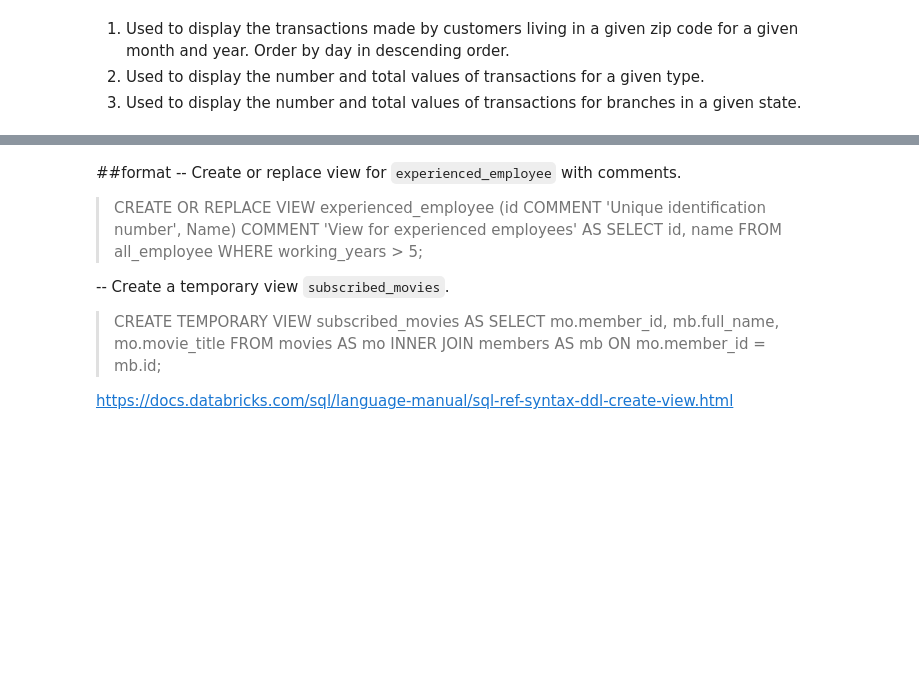
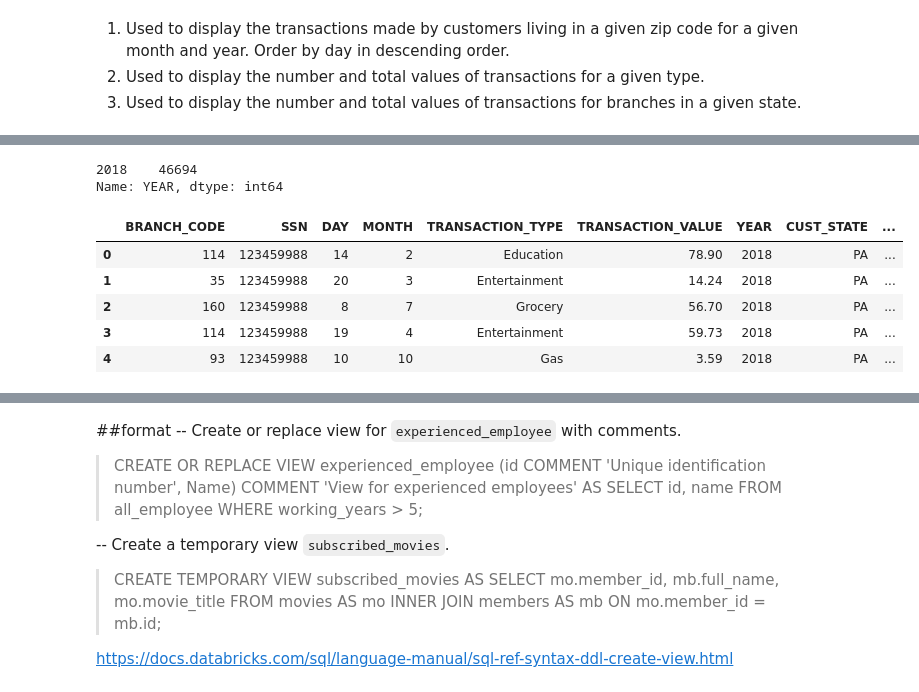
Before and after one commit to ondugba/Capstone, a Jupyter notebook: Ndugba_DE_Capstone.ipynb, the cells around one changed output, grey strips where cells are left out. Cells and saved outputs as stored; diff of their text form; code cells hidden in the pictures; blank space fills up the shorter version.

```diff
--- a/Ndugba_DE_Capstone.ipynb
+++ b/Ndugba_DE_Capstone.ipynb
@@ -330,0 +364,3 @@ df_customers.write.format("jdbc") \
+# %%
+pd_credit = pd_credit.rename(columns = {'CUST_SSN':'SSN'})
+pd_credit.head()
@@ -330,0 +374,3 @@ df_customers.write.format("jdbc") \
+# %%
+pd_customer_credit = pd.merge(pd_credit, pd_customers, on ='SSN')
+pd_customer_credit.info()
@@ -330,0 +395,16 @@ df_customers.write.format("jdbc") \
+# %%
+pd_customer_credit['YEAR'].value_counts()
+# %% [output]
+2018    46694
+Name: YEAR, dtype: int64
+# %%
+pd_customer_credit = pd_customer_credit.drop(['CUST_CC_NO','CUST_EMAIL','TIMEID','TRANSACTION_ID',
+                'Credit_card_no', 'CUST_PHONE', 'LAST_UPDATED', 'CUST_CITY','CUST_COUNTRY'], axis=1)
+pd_customer_credit.head()
+# %% [output]
+|  | BRANCH_CODE | SSN | DAY | MONTH | TRANSACTION_TYPE | TRANSACTION_VALUE | YEAR | CUST_STATE | ... |
+| 0 | 114 | 123459988 | 14 | 2 | Education | 78.90 | 2018 | PA | ... |
+| 1 | 35 | 123459988 | 20 | 3 | Entertainment | 14.24 | 2018 | PA | ... |
+| 2 | 160 | 123459988 | 8 | 7 | Grocery | 56.70 | 2018 | PA | ... |
+| 3 | 114 | 123459988 | 19 | 4 | Entertainment | 59.73 | 2018 | PA | ... |
+| 4 | 93 | 123459988 | 10 | 10 | Gas | 3.59 | 2018 | PA | ... |
```
Also changed, not shown: parts of 19 cells of this notebook, 1 other file.
